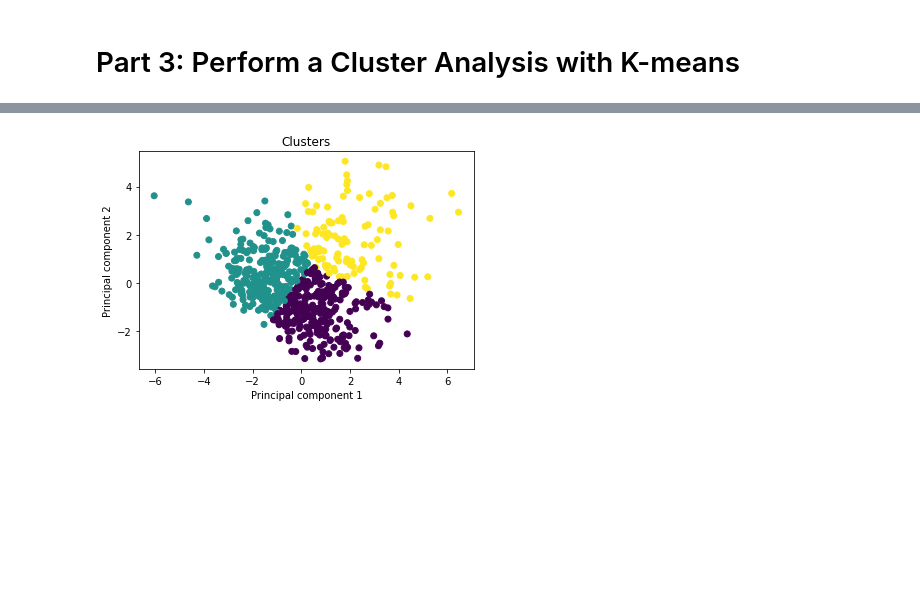
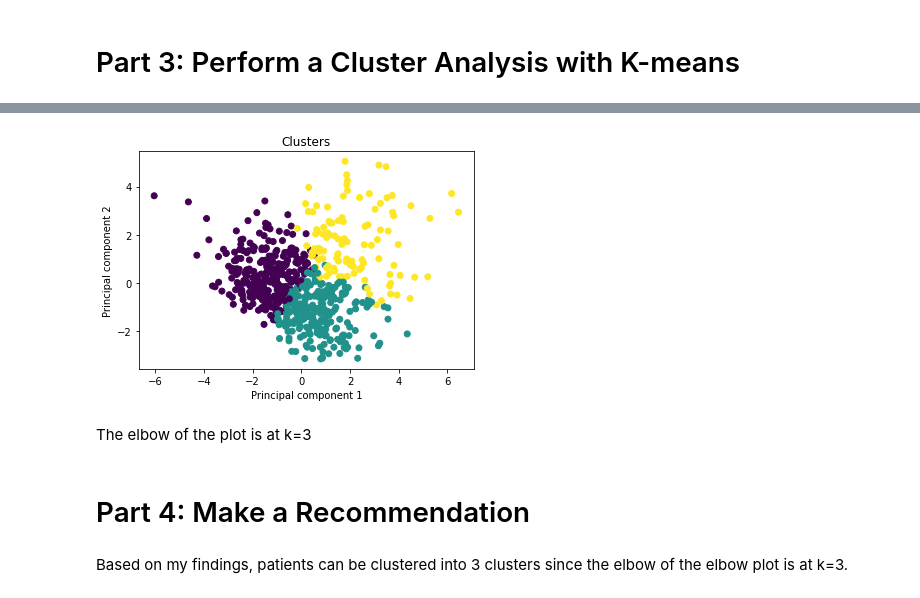
Before and after one commit to Salllym/Unsupervised-Learning, a Jupyter notebook: Myopia.ipynb, the cells around one changed output, grey strips where cells are left out. Cells and saved outputs as stored; diff of their text form; code cells hidden in the pictures; blank space fills up the shorter version.

```diff
--- a/Myopia.ipynb
+++ b/Myopia.ipynb
@@ -72,7 +77,7 @@ X_pca = pca.fit_transform(scaled)
 # %%
 # Transform PCA data to a DataFrame
 df_X_pca = pd.DataFrame(
-    data=X_pca, columns=["principal component 1", "principal component 2"]
+    data=X_pca, columns=["pc1", "pc2", "pc3", "pc4", "pc5", "pc6", "pc7", "pc8", "pc9", "pc10"]
 )
 df_X_pca.head()
 # %% [output]
@@ -90,2 +127,8 @@ array([0.21177355, 0.15659716])
 # %% [markdown]
 # Part 3: Perform a Cluster Analysis with K-means
+# %%
+# Initializing model with K = 3
+model = KMeans(n_clusters=3, random_state=5)
+# %%
+# Fitting model
+model.fit(df_X_pca)
@@ -92,7 +159,7 @@ array([0.21177355, 0.15659716])
 # %%
-# Finding the best value for k
 inertia = []
-k = list(range(1, 10))
+# Same as k = list(range(1, 11))
+k = [1,2,3,4,5,6,7,8,9,10]
 
 # Calculate the inertia for the range of k values
 for i in k:
@@ -105,7 +172,7 @@ elbow_data = {"k": k, "inertia": inertia}
 df_elbow = pd.DataFrame(elbow_data)
 
 plt.plot(df_elbow['k'], df_elbow['inertia'])
-plt.xticks(list(range(10)))
+plt.xticks(list(range(11)))
 plt.title('Elbow Curve')
 plt.xlabel('Number of clusters')
 plt.ylabel('Inertia')
@@ -137,9 +204,15 @@ df_X_pca.head()
 # %%
 # Visualize the clusters
-plt.scatter(x=df_X_pca['principal component 1'], y=df_X_pca['principal component 2'], c=df_X_pca['class'])
+plt.scatter(x=df_X_pca['pc1'], y=df_X_pca['pc2'], c=df_X_pca['class'])
 plt.xlabel('Principal component 1')
 plt.ylabel('Principal component 2')
 plt.title('Clusters')
 plt.show()
 # %% [output]
-[figure, old version]
+[figure, new version]
+# %% [markdown]
+The elbow of the plot is at k=3
+# %% [markdown]
+# Part 4: Make a Recommendation
+# %% [markdown]
+Based on my findings, patients can be clustered into 3 clusters since the elbow of the elbow plot is at k=3.
```
Also changed, not shown: parts of 16 cells of this notebook.
